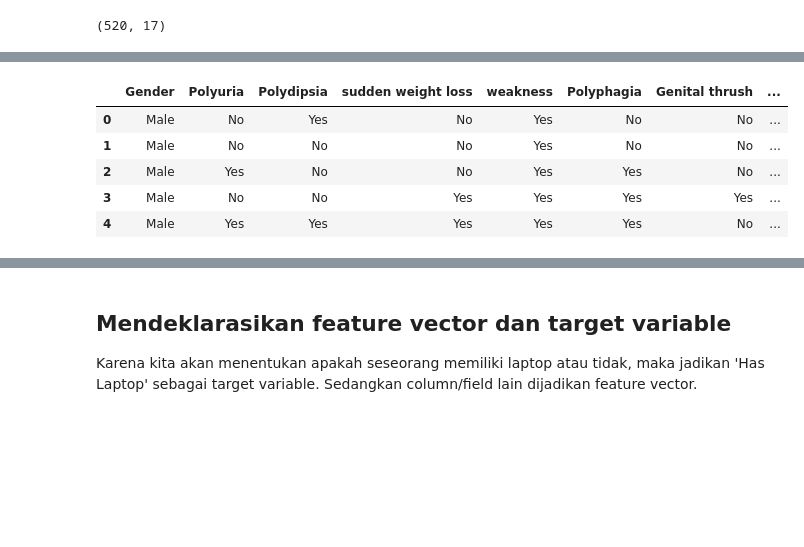
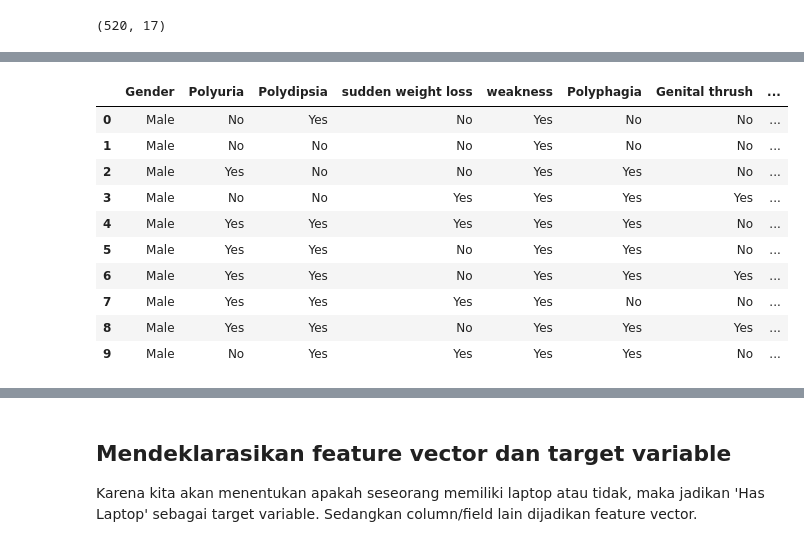
Before and after one commit to albugowy15/tugas-decision-tree, a Jupyter notebook: main.ipynb, the cells around one changed output, grey strips where cells are left out. Saved outputs shown, nothing was run; the diff lists cells and outputs as text; code cells hidden in the pictures; blank space fills up the shorter version.

```diff
--- a/main.ipynb
+++ b/main.ipynb
@@ -40,14 +40,19 @@ df.head()
 | 4 | 60 | Male | Yes | Yes | Yes | Yes | Yes | No | ... |
 # %%
 df = df.drop(['Age'], axis=1)
-df.head()
+df.head(10)
 # %% [output]
 |  | Gender | Polyuria | Polydipsia | sudden weight loss | weakness | Polyphagia | Genital thrush | ... |
 | 0 | Male | No | Yes | No | Yes | No | No | ... |
 | 1 | Male | No | No | No | Yes | No | No | ... |
 | 2 | Male | Yes | No | No | Yes | Yes | No | ... |
 | 3 | Male | No | No | Yes | Yes | Yes | Yes | ... |
 | 4 | Male | Yes | Yes | Yes | Yes | Yes | No | ... |
+| 5 | Male | Yes | Yes | No | Yes | Yes | No | ... |
+| 6 | Male | Yes | Yes | No | Yes | Yes | Yes | ... |
+| 7 | Male | Yes | Yes | Yes | Yes | No | No | ... |
+| 8 | Male | Yes | Yes | No | Yes | Yes | Yes | ... |
+| 9 | Male | No | Yes | Yes | Yes | Yes | No | ... |
 # %%
 df.info()
 # %% [output]
```
